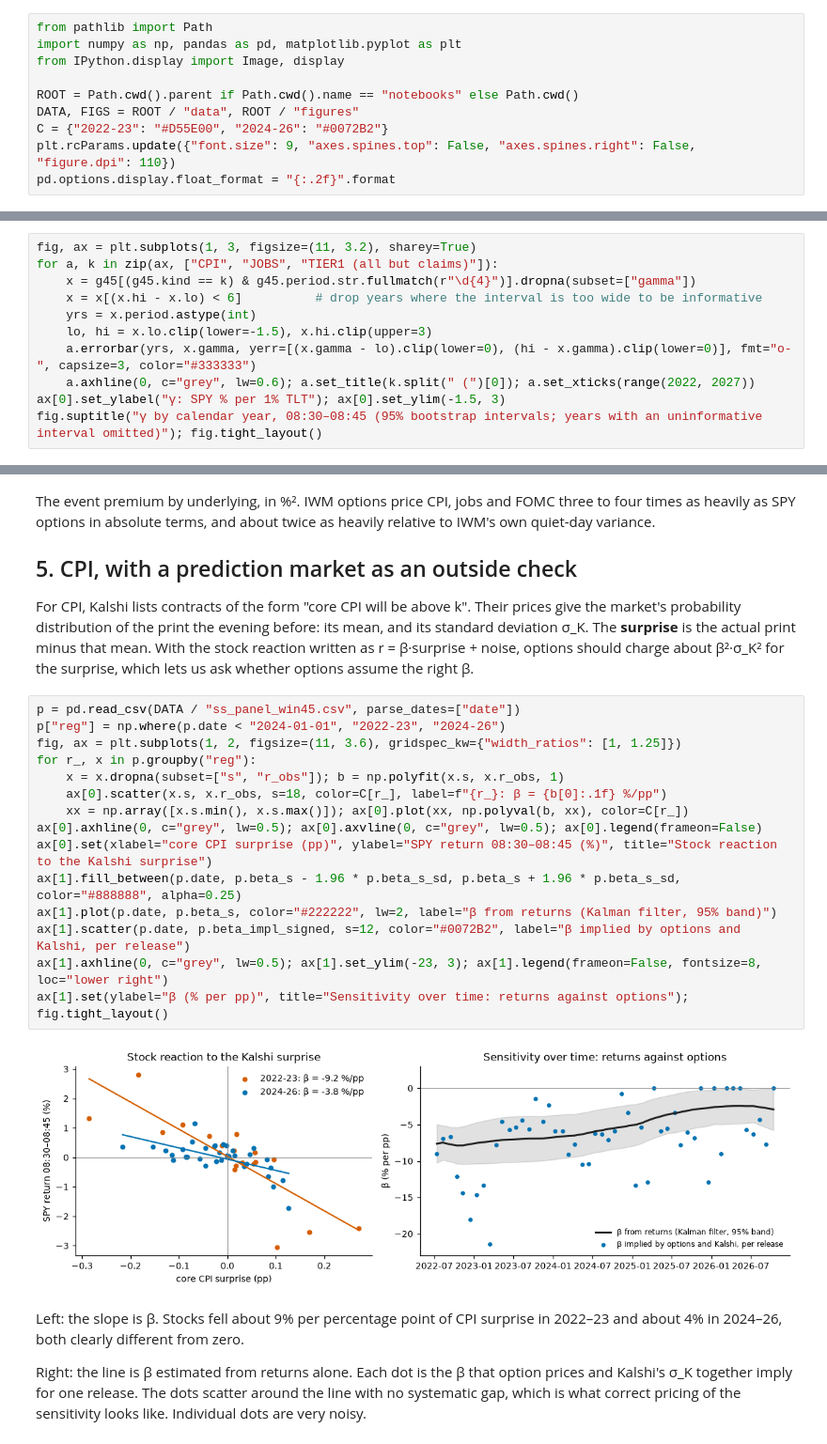
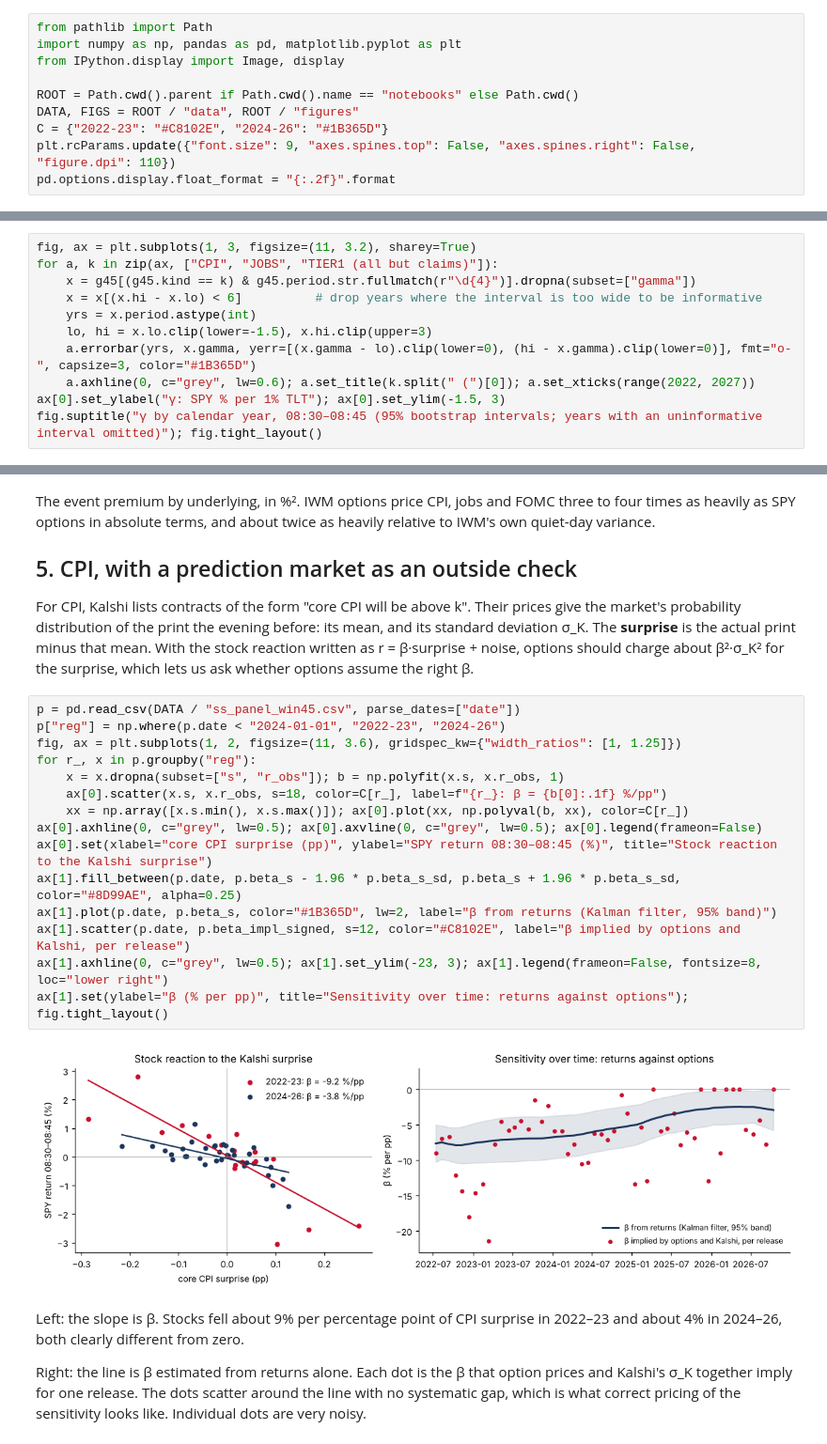
Before and after one commit to mikejafs/macro_news_options_project, a Jupyter notebook: notebooks/results.ipynb, the cells around one changed output, grey strips where cells are left out. Shown at 94% size. Saved outputs shown, nothing was run; the diff lists cells and outputs as text.

```diff
--- a/notebooks/results.ipynb
+++ b/notebooks/results.ipynb
@@ -17,7 +17,7 @@ from IPython.display import Image, display
 
 ROOT = Path.cwd().parent if Path.cwd().name == "notebooks" else Path.cwd()
 DATA, FIGS = ROOT / "data", ROOT / "figures"
-C = {"2022-23": "#D55E00", "2024-26": "#0072B2"}
+C = {"2022-23": "#C8102E", "2024-26": "#1B365D"}
 plt.rcParams.update({"font.size": 9, "axes.spines.top": False, "axes.spines.right": False, "figure.dpi": 110})
 pd.options.display.float_format = "{:.2f}".format
 # %% [markdown]
@@ -54,7 +54,7 @@ for a, k in zip(ax, ["CPI", "JOBS", "TIER1 (all but claims)"]):
     x = x[(x.hi - x.lo) < 6]          # drop years where the interval is too wide to be informative
     yrs = x.period.astype(int)
     lo, hi = x.lo.clip(lower=-1.5), x.hi.clip(upper=3)
-    a.errorbar(yrs, x.gamma, yerr=[(x.gamma - lo).clip(lower=0), (hi - x.gamma).clip(lower=0)], fmt="o-", capsize=3, color="#333333")
+    a.errorbar(yrs, x.gamma, yerr=[(x.gamma - lo).clip(lower=0), (hi - x.gamma).clip(lower=0)], fmt="o-", capsize=3, color="#1B365D")
     a.axhline(0, c="grey", lw=0.6); a.set_title(k.split(" (")[0]); a.set_xticks(range(2022, 2027))
 ax[0].set_ylabel("γ: SPY % per 1% TLT"); ax[0].set_ylim(-1.5, 3)
 fig.suptitle("γ by calendar year, 08:30–08:45 (95% bootstrap intervals; years with an uninformative interval omitted)"); fig.tight_layout()
@@ -150,20 +150,20 @@ For CPI, Kalshi lists contracts of the form "core CPI will be above k". Their pr
 # %%
 p = pd.read_csv(DATA / "ss_panel_win45.csv", parse_dates=["date"])
 p["reg"] = np.where(p.date < "2024-01-01", "2022-23", "2024-26")
 fig, ax = plt.subplots(1, 2, figsize=(11, 3.6), gridspec_kw={"width_ratios": [1, 1.25]})
 for r_, x in p.groupby("reg"):
     x = x.dropna(subset=["s", "r_obs"]); b = np.polyfit(x.s, x.r_obs, 1)
     ax[0].scatter(x.s, x.r_obs, s=18, color=C[r_], label=f"{r_}: β = {b[0]:.1f} %/pp")
     xx = np.array([x.s.min(), x.s.max()]); ax[0].plot(xx, np.polyval(b, xx), color=C[r_])
 ax[0].axhline(0, c="grey", lw=0.5); ax[0].axvline(0, c="grey", lw=0.5); ax[0].legend(frameon=False)
 ax[0].set(xlabel="core CPI surprise (pp)", ylabel="SPY return 08:30–08:45 (%)", title="Stock reaction to the Kalshi surprise")
-ax[1].fill_between(p.date, p.beta_s - 1.96 * p.beta_s_sd, p.beta_s + 1.96 * p.beta_s_sd, color="#888888", alpha=0.25)
-ax[1].plot(p.date, p.beta_s, color="#222222", lw=2, label="β from returns (Kalman filter, 95% band)")
-ax[1].scatter(p.date, p.beta_impl_signed, s=12, color="#0072B2", label="β implied by options and Kalshi, per release")
+ax[1].fill_between(p.date, p.beta_s - 1.96 * p.beta_s_sd, p.beta_s + 1.96 * p.beta_s_sd, color="#8D99AE", alpha=0.25)
+ax[1].plot(p.date, p.beta_s, color="#1B365D", lw=2, label="β from returns (Kalman filter, 95% band)")
+ax[1].scatter(p.date, p.beta_impl_signed, s=12, color="#C8102E", label="β implied by options and Kalshi, per release")
 ax[1].axhline(0, c="grey", lw=0.5); ax[1].set_ylim(-23, 3); ax[1].legend(frameon=False, fontsize=8, loc="lower right")
 ax[1].set(ylabel="β (% per pp)", title="Sensitivity over time: returns against options"); fig.tight_layout()
 # %% [output]
-[figure, old version]
+[figure, new version]
 # %% [markdown]
 Left: the slope is β. Stocks fell about 9% per percentage point of CPI surprise in 2022–23 and about 4% in 2024–26, both clearly different from zero.
 
```
Also changed, not shown: parts of 2 cells of this notebook, 27 other files.
